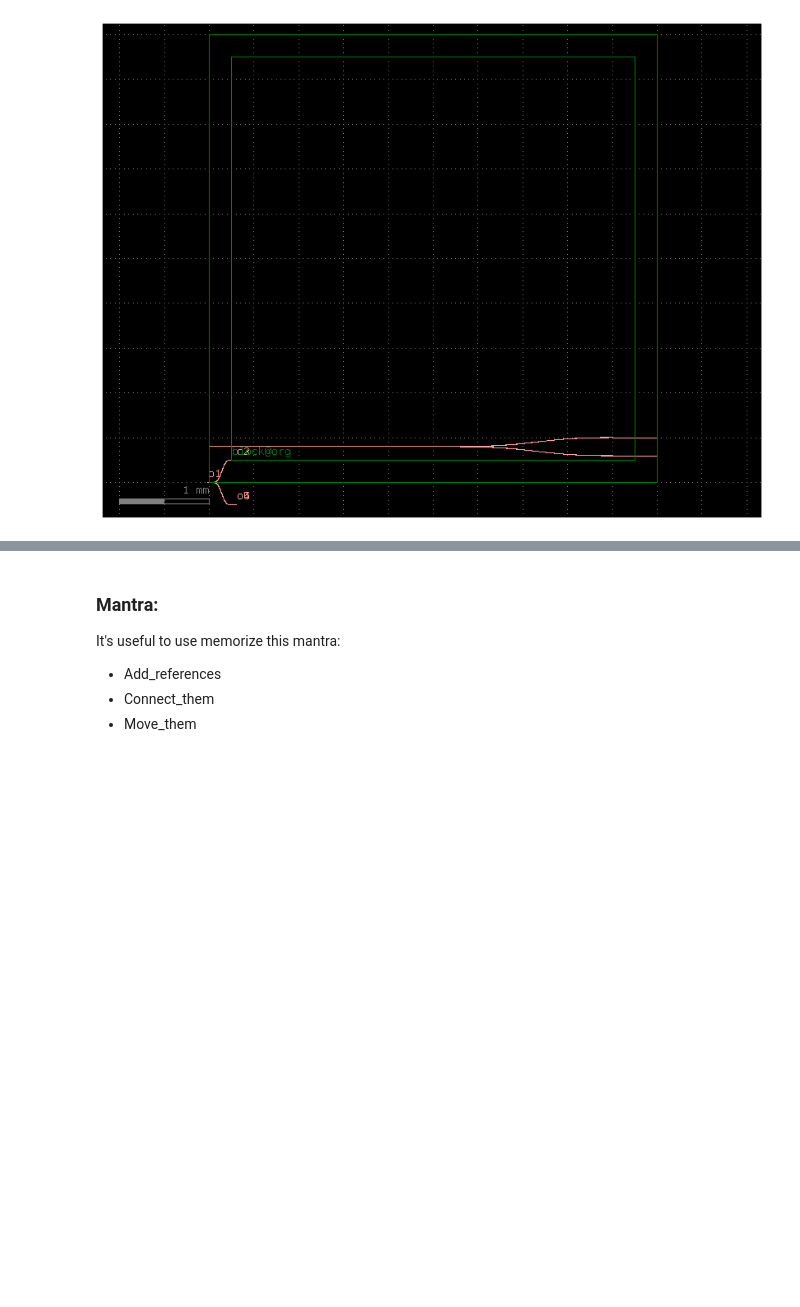
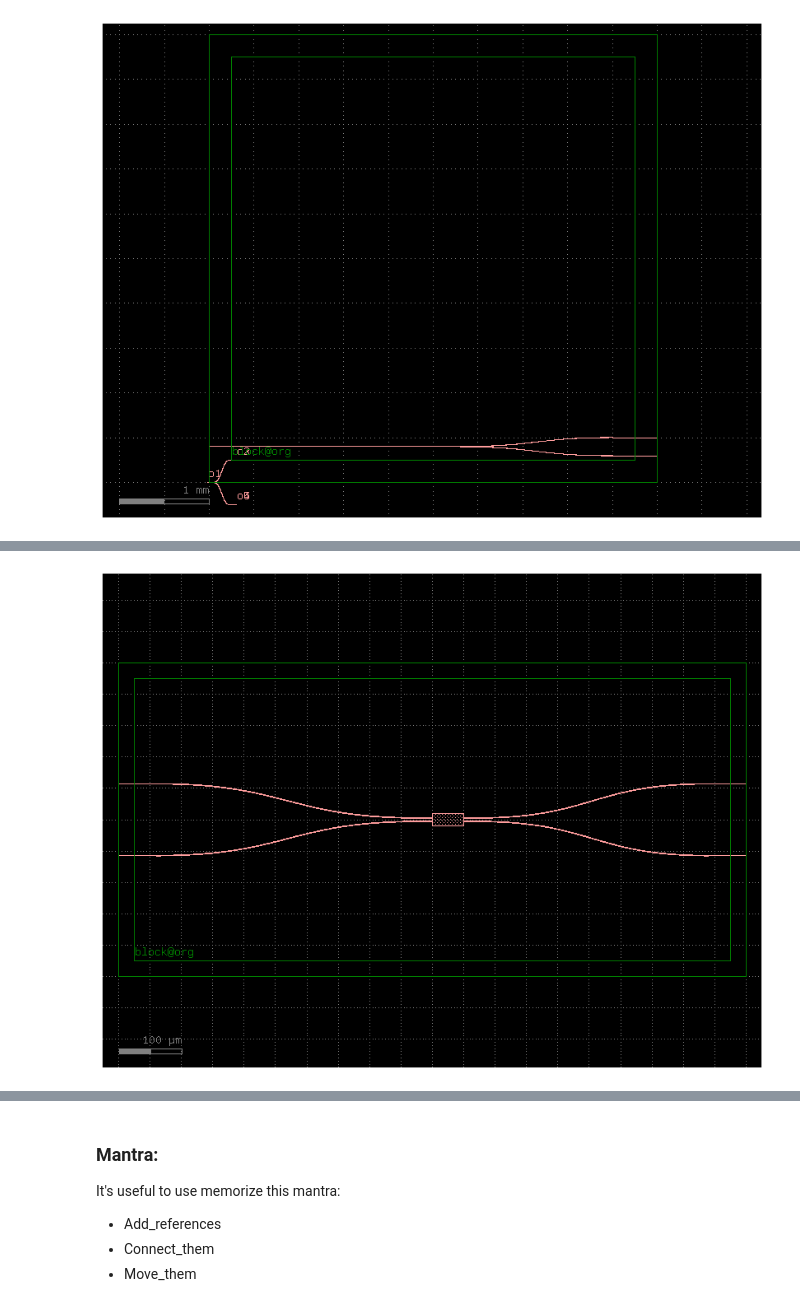
Before and after one commit to jfgimloz/cifoin-lab4, a Jupyter notebook: LAYOUT_Student.ipynb, the cells around one changed output, grey strips where cells are left out. Cells and saved outputs as stored; diff of their text form; code cells hidden in the pictures; blank space fills up the shorter version.

```diff
--- a/LAYOUT_Student.ipynb
+++ b/LAYOUT_Student.ipynb
@@ -463 +474,30 @@ DC_wafer.show()
 [figure]
+# %%
+MMI_wafer = gf.Component()
+
+dieW = 1000; dieL = 500; border = 25; xs="strip"
+
+die_ref = MMI_wafer.add_ref(die(dieW=dieW, dieL=dieL, border=border, layer_box="FLOORPLAN"))
+
+cell_ref = MMI_wafer.add_ref(MMI_cell(width_mmi=20.0, length_mmi=50.0, gap_mmi=4)).dmovex(500).dmovey(250)
+
+strin1 = MMI_wafer.add_ref(gf.components.straight(length=60, cross_section=xs)).dmovex(0).dmovey(cell_ref['o1'].dy + 60)
+strin2 = MMI_wafer.add_ref(gf.components.straight(length=60, cross_section=xs)).dmovex(0).dmovey(cell_ref['o2'].dy - 60)
+
+strout1 = MMI_wafer.add_ref(gf.components.straight(length=60, cross_section=xs)).drotate(180).dmovex(dieW).dmovey(cell_ref['o4'].dy + 60)
+strout2 = MMI_wafer.add_ref(gf.components.straight(length=60, cross_section=xs)).drotate(180).dmovex(dieW).dmovey(cell_ref['o3'].dy - 60)
+
+# Conexiones de Entrada (Lado Izquierdo)
+gf.routing.route_single_sbend(MMI_wafer, port1=strin1['o2'], port2=cell_ref['o2'], cross_section='strip')
+gf.routing.route_single_sbend(MMI_wafer, port1=strin2['o2'], port2=cell_ref['o1'], cross_section='strip')
+
+# Conexiones de Salida (Lado Derecho)
+gf.routing.route_single_sbend(MMI_wafer, port1=cell_ref['o3'], port2=strout1['o2'], cross_section='strip')
+gf.routing.route_single_sbend(MMI_wafer, port1=cell_ref['o4'], port2=strout2['o2'], cross_section='strip')
+
+# ========================================================
+# PASO 5: Visualización
+# ========================================================
+MMI_wafer.plot()
+MMI_wafer.show()
+# %% [output]
@@ -463,0 +505 @@ DC_wafer.show()
+[figure, added]
```
Also changed, not shown: parts of 41 cells of this notebook.
